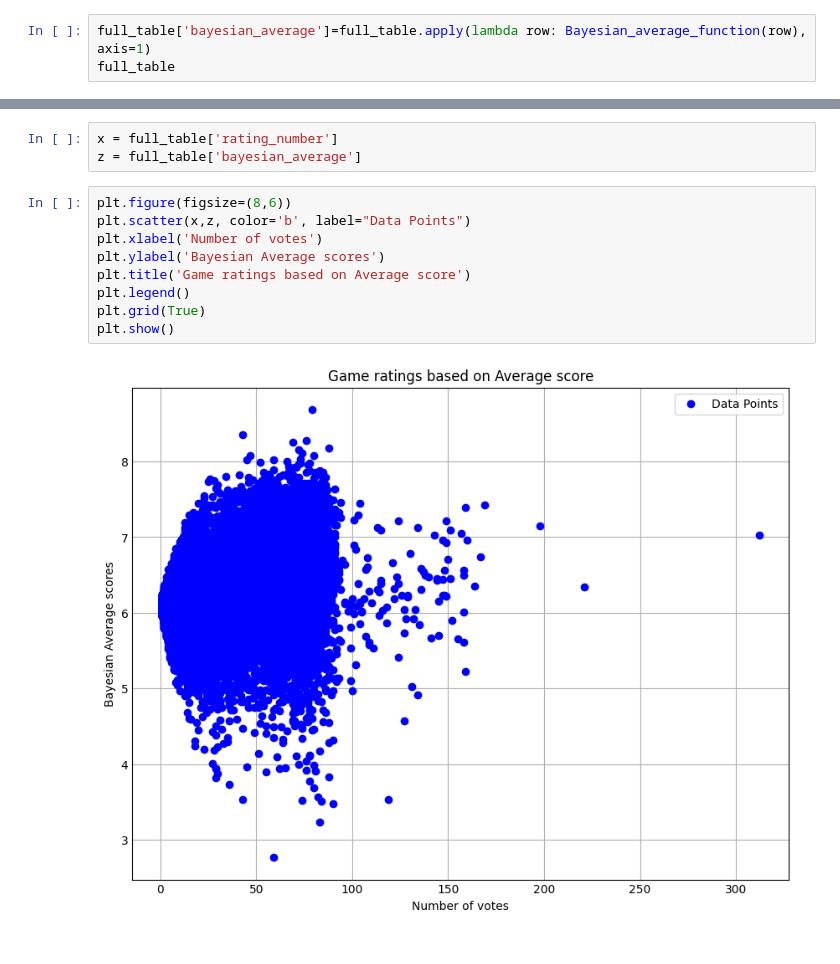
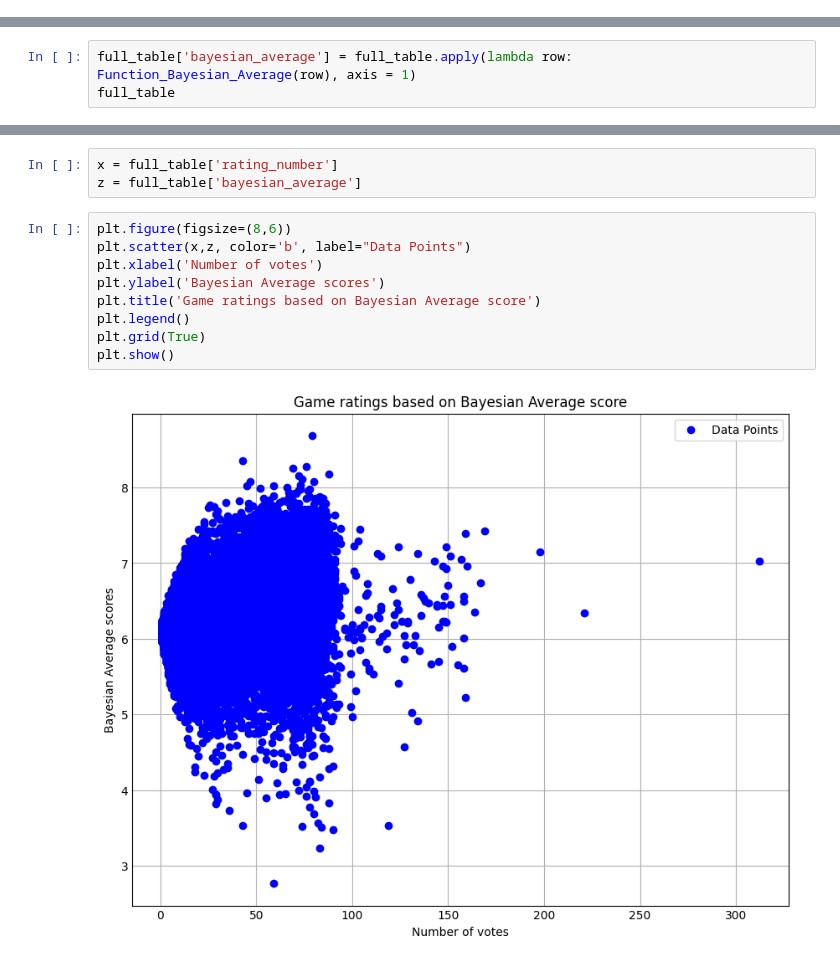
Before and after one commit to tundraparisi/dscoding-projects, a Jupyter notebook: chi.hoang/Board_Game_Project/Data_Import_Fixed.ipynb, the cells around one changed output, grey strips where cells are left out. Cells and saved outputs as stored; diff of their text form.

```diff
--- a/chi.hoang/Board_Game_Project/Data_Import_Fixed.ipynb
+++ b/chi.hoang/Board_Game_Project/Data_Import_Fixed.ipynb
@@ -207,3 +204,0 @@ ImportError: cannot import name 'Bayesian_average_function' from 'Board_Game_Pro
-# %%
-full_table['bayesian_average']=full_table.apply(lambda row: Bayesian_average_function(row), axis=1)
-full_table
@@ -224,0 +209,3 @@ full_table
+# %%
+full_table['bayesian_average'] = full_table.apply(lambda row: Function_Bayesian_Average(row), axis = 1)
+full_table
@@ -295,11 +297,11 @@ z = full_table['bayesian_average']
 # %%
 plt.figure(figsize=(8,6))
 plt.scatter(x,z, color='b', label="Data Points")
 plt.xlabel('Number of votes')
 plt.ylabel('Bayesian Average scores')
-plt.title('Game ratings based on Average score')
+plt.title('Game ratings based on Bayesian Average score')
 plt.legend()
 plt.grid(True)
 plt.show()
 # %% [output]
-[figure, old version]
+[figure, new version]
```
Also changed, not shown: parts of 5 cells of this notebook.
